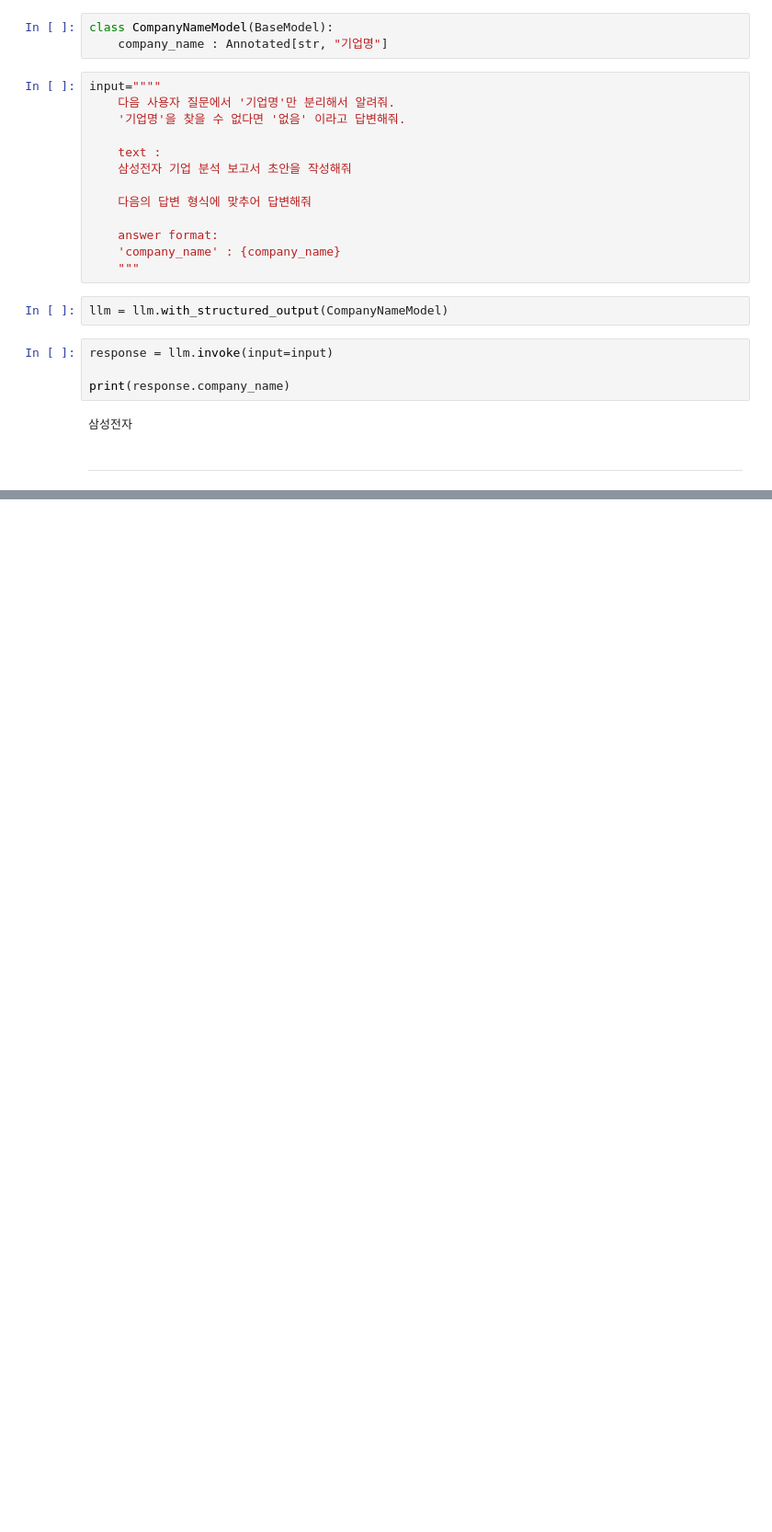
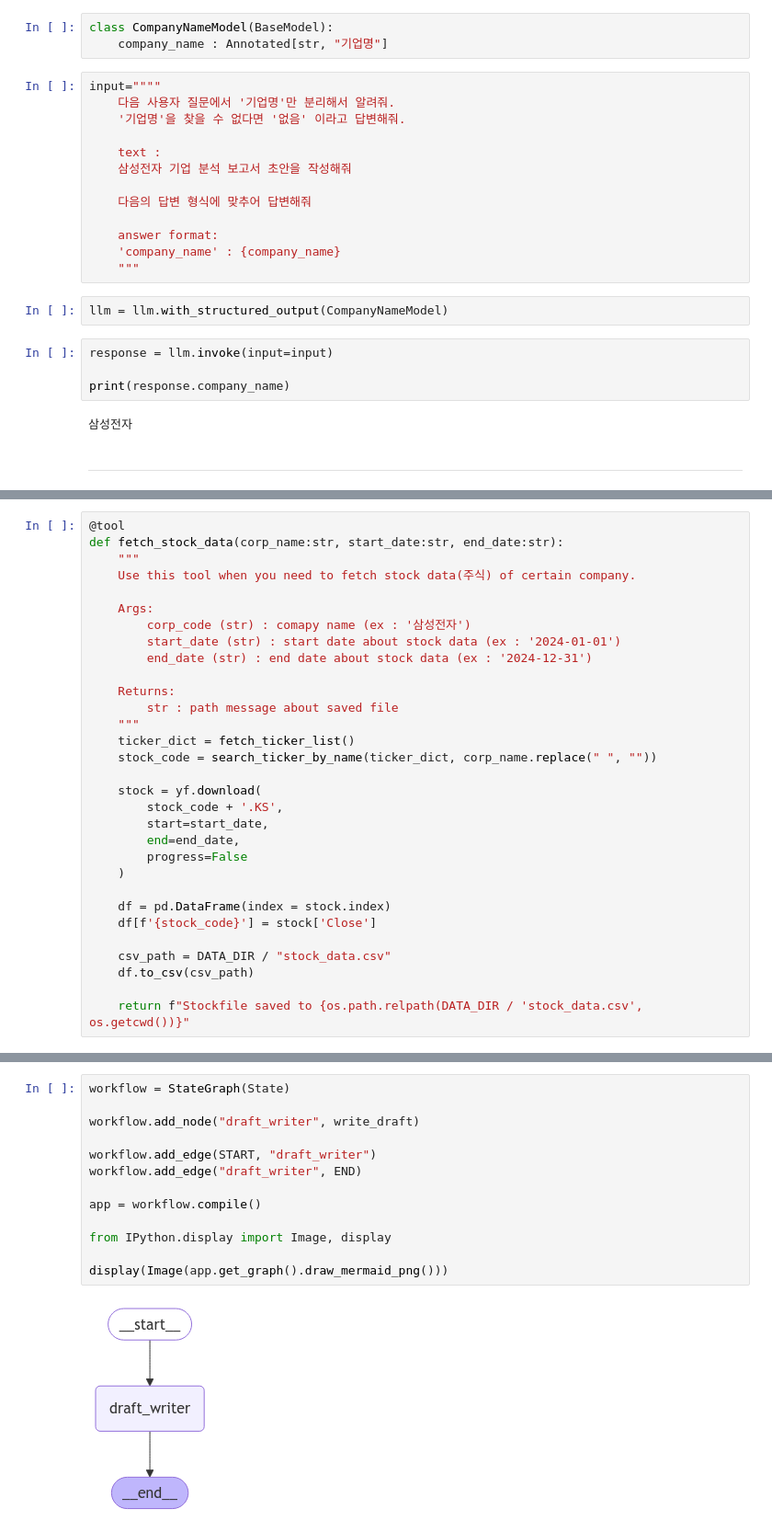
Before and after one commit to greatsangho/SKN05-FINAL-3TEAM, a Jupyter notebook: model/draft_experiment.ipynb, the cells around one changed output, grey strips where cells are left out. Shown at 92% size. Cells and saved outputs as stored; diff of their text form; blank space fills up the shorter version.

Commit message:
draft process experiment done

```diff
--- a/model/draft_experiment.ipynb
+++ b/model/draft_experiment.ipynb
@@ -83,0 +139,31 @@ print(response.company_name)
+# %%
+@tool
+def fetch_stock_data(corp_name:str, start_date:str, end_date:str):
+    """
+    Use this tool when you need to fetch stock data(주식) of certain company.
+
+    Args:
+        corp_code (str) : comapy name (ex : '삼성전자')
+        start_date (str) : start date about stock data (ex : '2024-01-01')
+        end_date (str) : end date about stock data (ex : '2024-12-31')
+
+    Returns:
+        str : path message about saved file
+    """
+    ticker_dict = fetch_ticker_list()
+    stock_code = search_ticker_by_name(ticker_dict, corp_name.replace(" ", ""))
+
+    stock = yf.download(
+        stock_code + '.KS',
+        start=start_date,
+        end=end_date,
+        progress=False
+    )
+
+    df = pd.DataFrame(index = stock.index)
+    df[f'{stock_code}'] = stock['Close']
+
+    csv_path = DATA_DIR / "stock_data.csv"
+    df.to_csv(csv_path)
+
+    return f"Stockfile saved to {os.path.relpath(DATA_DIR / 'stock_data.csv', os.getcwd())}"
@@ -83,0 +289,15 @@ print(response.company_name)
+# %%
+workflow = StateGraph(State)
+
+workflow.add_node("draft_writer", write_draft)
+
+workflow.add_edge(START, "draft_writer")
+workflow.add_edge("draft_writer", END)
+
+app = workflow.compile()
+
+from IPython.display import Image, display
+
+display(Image(app.get_graph().draw_mermaid_png()))
+# %% [output]
+[figure, added]
```
Also changed, not shown: parts of 46 cells of this notebook, 3 other files.
